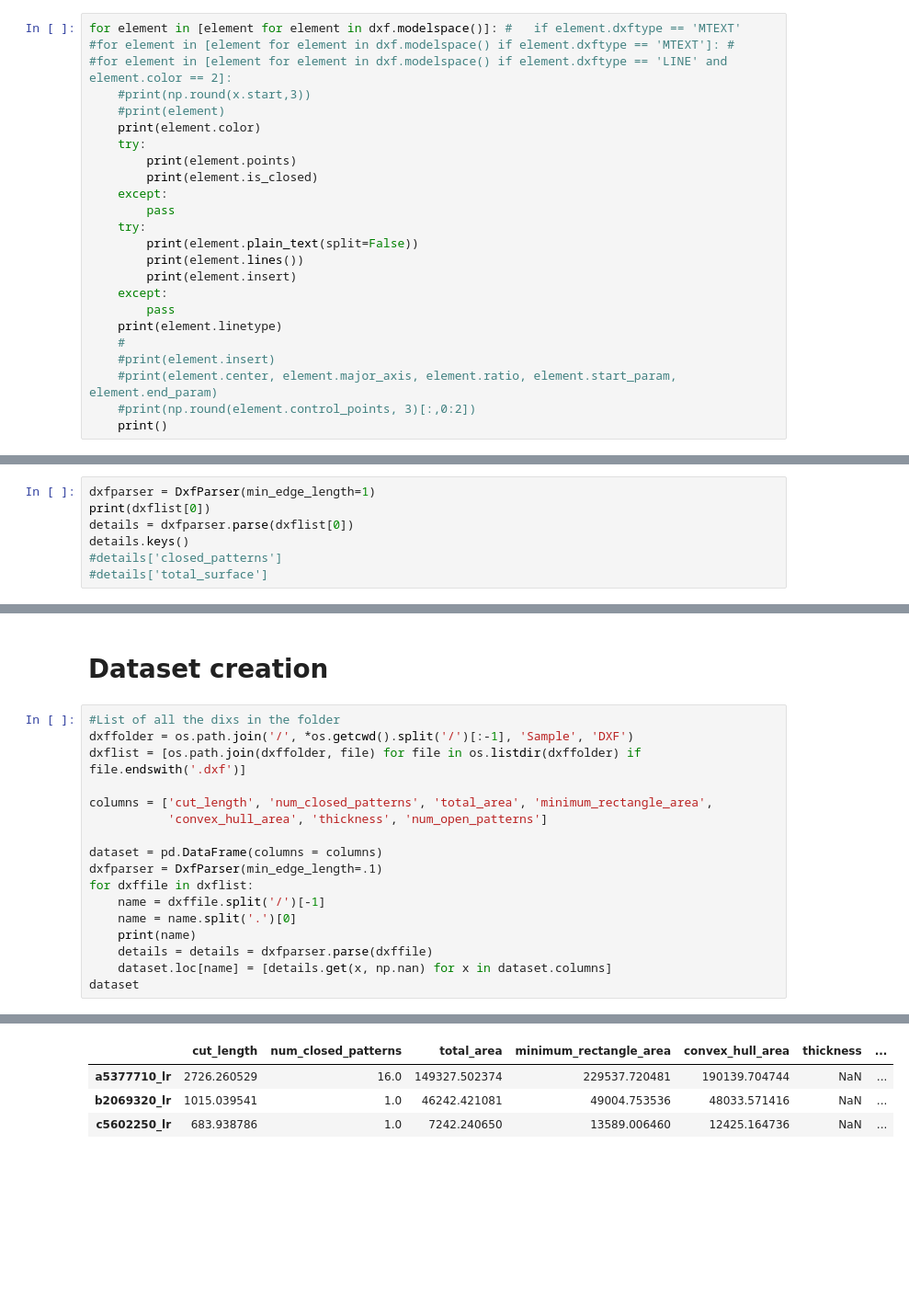
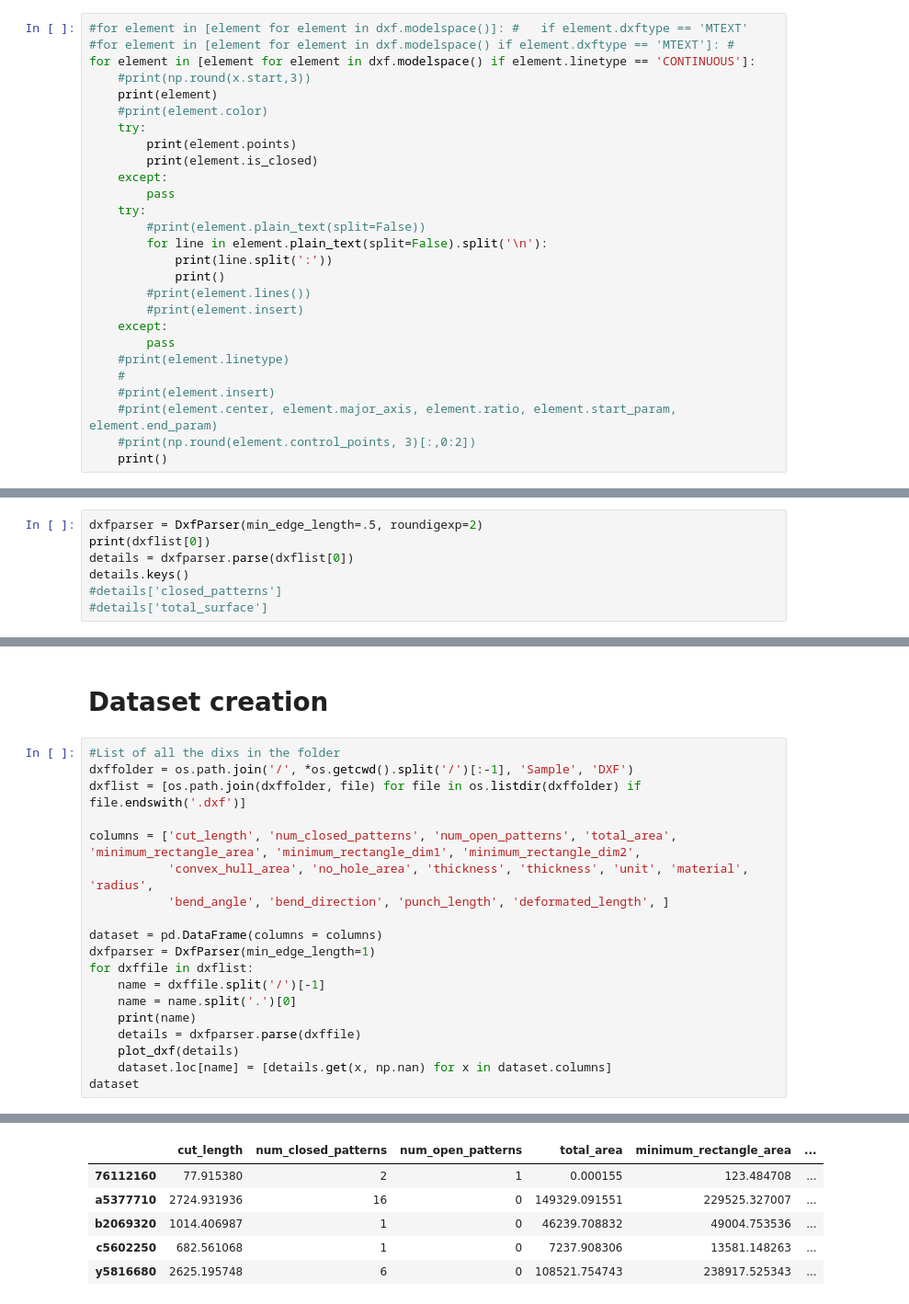
Before and after one commit to rudloffl/sheet-metal-cost-calculator, a Jupyter notebook: Notebooks/A1 - dxf parsing.ipynb, the cells around one changed output, grey strips where cells are left out. Shown: that part at 92% size. Saved outputs shown, nothing was run; the diff lists cells and outputs as text; blank space fills up the shorter version.

Commit message:
misc updates, thickness and material parsing

```diff
--- a/Notebooks/A1 - dxf parsing.ipynb
+++ b/Notebooks/A1 - dxf parsing.ipynb
@@ -60,22 +92,25 @@ np.argmax(counts)
 # %%
-for element in [element for element in dxf.modelspace()]: #   if element.dxftype == 'MTEXT'
+#for element in [element for element in dxf.modelspace()]: #   if element.dxftype == 'MTEXT'
 #for element in [element for element in dxf.modelspace() if element.dxftype == 'MTEXT']: #
-#for element in [element for element in dxf.modelspace() if element.dxftype == 'LINE' and element.color == 2]:
+for element in [element for element in dxf.modelspace() if element.linetype == 'CONTINUOUS']:
     #print(np.round(x.start,3))
-    #print(element)
-    print(element.color)
+    print(element)
+    #print(element.color)
     try:
         print(element.points)
         print(element.is_closed)
     except:
         pass
     try:
-        print(element.plain_text(split=False))
-        print(element.lines())
-        print(element.insert)
+        #print(element.plain_text(split=False))
+        for line in element.plain_text(split=False).split('\n'):
+            print(line.split(':'))
+            print()
+        #print(element.lines())
+        #print(element.insert)
     except:
         pass
-    print(element.linetype)
+    #print(element.linetype)
     #
     #print(element.insert)
     #print(element.center, element.major_axis, element.ratio, element.start_param, element.end_param)
@@ -375,7 +472,7 @@ class DxfParser():
         """Method to get all the parameters of the DXF parser"""
         return {key:value for key, value in vars(self).items()}
 # %%
-dxfparser = DxfParser(min_edge_length=1)
+dxfparser = DxfParser(min_edge_length=.5, roundigexp=2)
 print(dxflist[0])
 details = dxfparser.parse(dxflist[0])
 details.keys()
@@ -470,16 +552,18 @@ dict_keys(['closed_patterns', 'open_patterns', 'cut_length', 'total_area', 'mini
 dxffolder = os.path.join('/', *os.getcwd().split('/')[:-1], 'Sample', 'DXF')
 dxflist = [os.path.join(dxffolder, file) for file in os.listdir(dxffolder) if file.endswith('.dxf')]
 
-columns = ['cut_length', 'num_closed_patterns', 'total_area', 'minimum_rectangle_area',
-           'convex_hull_area', 'thickness', 'num_open_patterns']
+columns = ['cut_length', 'num_closed_patterns', 'num_open_patterns', 'total_area', 'minimum_rectangle_area', 'minimum_rectangle_dim1', 'minimum_rectangle_dim2',
+           'convex_hull_area', 'no_hole_area', 'thickness', 'thickness', 'unit', 'material', 'radius',
+           'bend_angle', 'bend_direction', 'punch_length', 'deformated_length', ]
 
 dataset = pd.DataFrame(columns = columns)
-dxfparser = DxfParser(min_edge_length=.1)
+dxfparser = DxfParser(min_edge_length=1)
 for dxffile in dxflist:
     name = dxffile.split('/')[-1]
     name = name.split('.')[0]
     print(name)
-    details = details = dxfparser.parse(dxffile)
+    details = dxfparser.parse(dxffile)
+    plot_dxf(details)
     dataset.loc[name] = [details.get(x, np.nan) for x in dataset.columns]
 dataset
 # %% [output]
@@ -503,6 +582,8 @@ ECHELLE 1
-|  | cut_length | num_closed_patterns | total_area | minimum_rectangle_area | convex_hull_area | thickness | ... |
-| a5377710_lr | 2726.260529 | 16.0 | 149327.502374 | 229537.720481 | 190139.704744 | NaN | ... |
-| b2069320_lr | 1015.039541 | 1.0 | 46242.421081 | 49004.753536 | 48033.571416 | NaN | ... |
-| c5602250_lr | 683.938786 | 1.0 | 7242.240650 | 13589.006460 | 12425.164736 | NaN | ... |
+|  | cut_length | num_closed_patterns | num_open_patterns | total_area | minimum_rectangle_area | ... |
+| 76112160 | 77.915380 | 2 | 1 | 0.000155 | 123.484708 | ... |
+| a5377710 | 2724.931936 | 16 | 0 | 149329.091551 | 229525.327007 | ... |
+| b2069320 | 1014.406987 | 1 | 0 | 46239.708832 | 49004.753536 | ... |
+| c5602250 | 682.561068 | 1 | 0 | 7237.908306 | 13581.148263 | ... |
+| y5816680 | 2625.195748 | 6 | 0 | 108521.754743 | 238917.525343 | ... |
 # %% [markdown]
 To add in the dataset:
```
Also changed, not shown: parts of 18 cells of this notebook.
